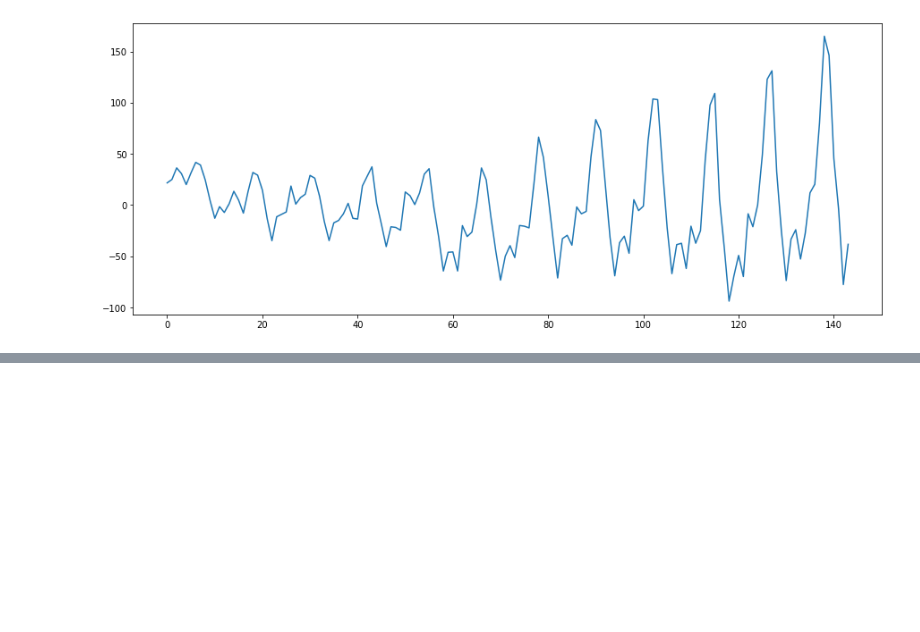
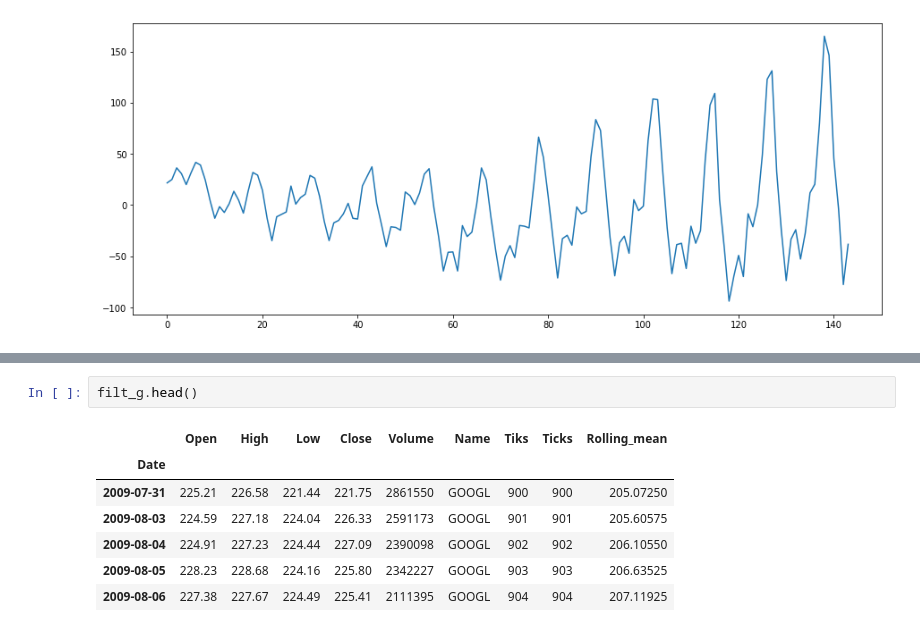
Before and after one commit to dagobertomedeiros/curso_analise_series_temporais, a Jupyter notebook: curso_ts.ipynb, the cells around one changed output, grey strips where cells are left out. Drawn from its saved outputs; the diff is of its cells as text; blank space fills up the shorter version.

```diff
--- a/curso_ts.ipynb
+++ b/curso_ts.ipynb
@@ -313,0 +390,10 @@ plt.show()
+# %%
+filt_g.head()
+# %% [output]
+|  | Open | High | Low | Close | Volume | Name | Tiks | Ticks | Rolling_mean |
+| Date |  |  |  |  |  |  |  |  |  |
+| 2009-07-31 | 225.21 | 226.58 | 221.44 | 221.75 | 2861550 | GOOGL | 900 | 900 | 205.07250 |
+| 2009-08-03 | 224.59 | 227.18 | 224.04 | 226.33 | 2591173 | GOOGL | 901 | 901 | 205.60575 |
+| 2009-08-04 | 224.91 | 227.23 | 224.44 | 227.09 | 2390098 | GOOGL | 902 | 902 | 206.10550 |
+| 2009-08-05 | 228.23 | 228.68 | 224.16 | 225.80 | 2342227 | GOOGL | 903 | 903 | 206.63525 |
+| 2009-08-06 | 227.38 | 227.67 | 224.49 | 225.41 | 2111395 | GOOGL | 904 | 904 | 207.11925 |
```
Also changed, not shown: parts of 13 cells of this notebook.
